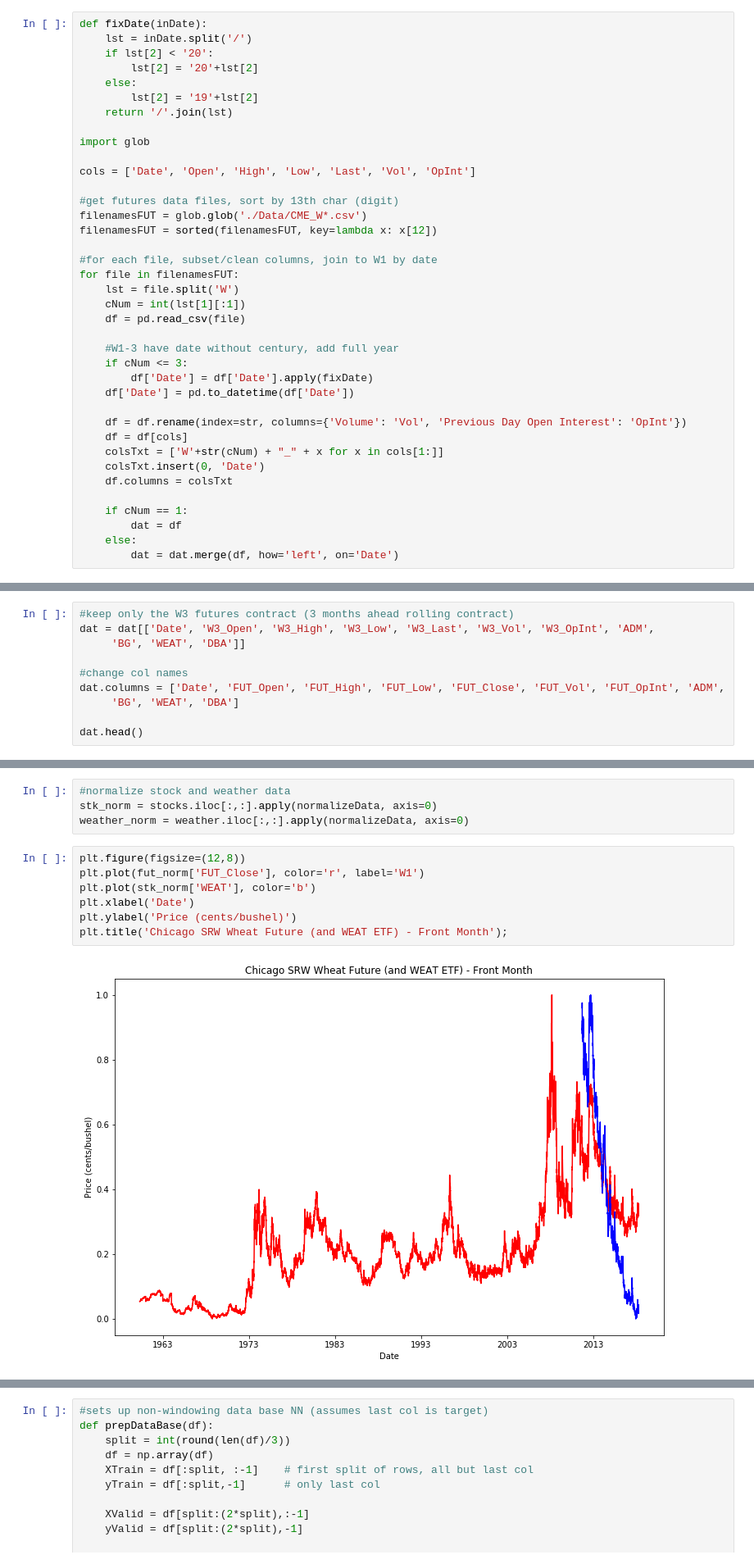
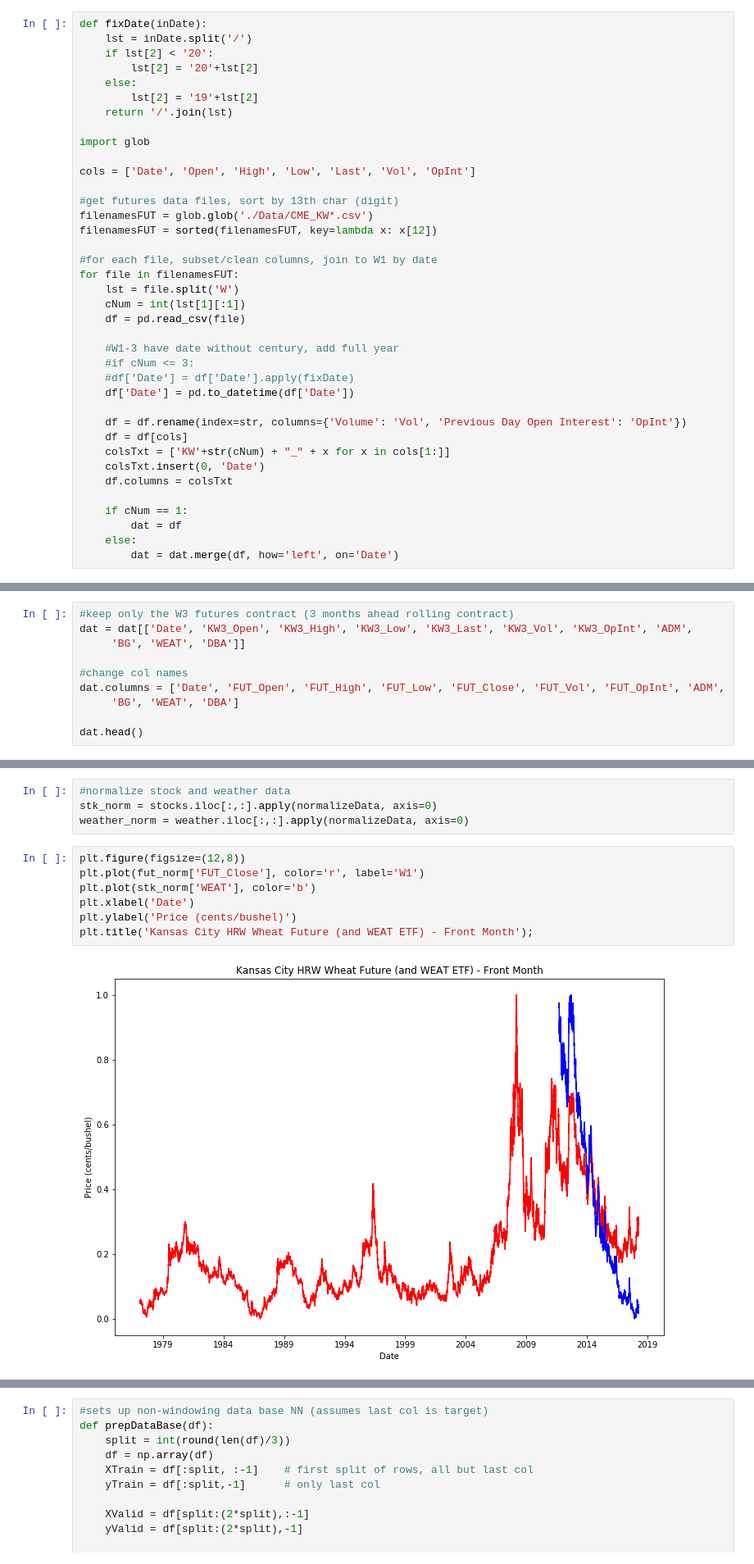
Before and after one commit to andrewredd/aa-project, a Jupyter notebook: futures_data.ipynb, the cells around one changed output, grey strips where cells are left out. Shown at 82% size. Saved outputs shown, nothing was run; the diff lists cells and outputs as text.

```diff
--- a/futures_data.ipynb
+++ b/futures_data.ipynb
@@ -87,7 +86,7 @@ import glob
 cols = ['Date', 'Open', 'High', 'Low', 'Last', 'Vol', 'OpInt']
 
 #get futures data files, sort by 13th char (digit)
-filenamesFUT = glob.glob('./Data/CME_W*.csv')
+filenamesFUT = glob.glob('./Data/CME_KW*.csv')
 filenamesFUT = sorted(filenamesFUT, key=lambda x: x[12])
 
 #for each file, subset/clean columns, join to W1 by date
@@ -97,13 +96,13 @@ for file in filenamesFUT:
     df = pd.read_csv(file)
 
     #W1-3 have date without century, add full year
-    if cNum <= 3:
-        df['Date'] = df['Date'].apply(fixDate)
+    #if cNum <= 3:
+    #df['Date'] = df['Date'].apply(fixDate)
     df['Date'] = pd.to_datetime(df['Date'])
 
     df = df.rename(index=str, columns={'Volume': 'Vol', 'Previous Day Open Interest': 'OpInt'})
     df = df[cols]
-    colsTxt = ['W'+str(cNum) + "_" + x for x in cols[1:]]
+    colsTxt = ['KW'+str(cNum) + "_" + x for x in cols[1:]]
     colsTxt.insert(0, 'Date')
     df.columns = colsTxt
 
@@ -138,6 +140,6 @@ for file in filenamesEQ:
 # %%
 #keep only the W3 futures contract (3 months ahead rolling contract)
-dat = dat[['Date', 'W3_Open', 'W3_High', 'W3_Low', 'W3_Last', 'W3_Vol', 'W3_OpInt', 'ADM',
+dat = dat[['Date', 'KW3_Open', 'KW3_High', 'KW3_Low', 'KW3_Last', 'KW3_Vol', 'KW3_OpInt', 'ADM',
      'BG', 'WEAT', 'DBA']]
 
 #change col names
@@ -233,12 +244,12 @@ weather_norm = weather.iloc[:,:].apply(normalizeData, axis=0)
 # %%
 plt.figure(figsize=(12,8))
 plt.plot(fut_norm['FUT_Close'], color='r', label='W1')
 plt.plot(stk_norm['WEAT'], color='b')
 plt.xlabel('Date')
 plt.ylabel('Price (cents/bushel)')
-plt.title('Chicago SRW Wheat Future (and WEAT ETF) - Front Month');
+plt.title('Kansas City HRW Wheat Future (and WEAT ETF) - Front Month');
 # %% [output]
-[figure, old version]
+[figure, new version]
 # %% [markdown]
 ### Prep Data for NN
 
```
Also changed, not shown: parts of 67 cells of this notebook.
